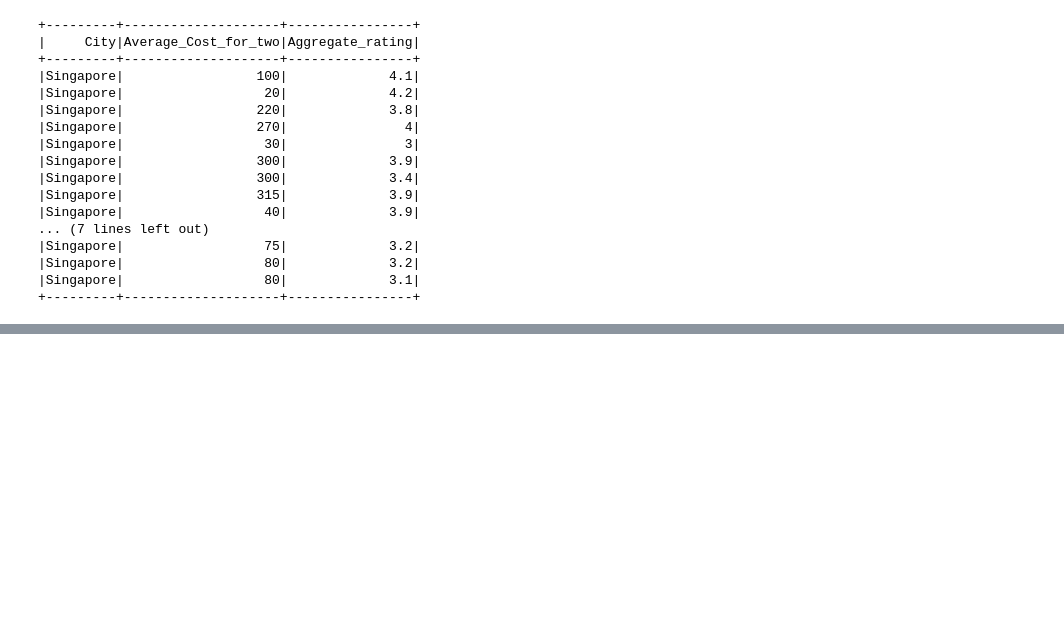
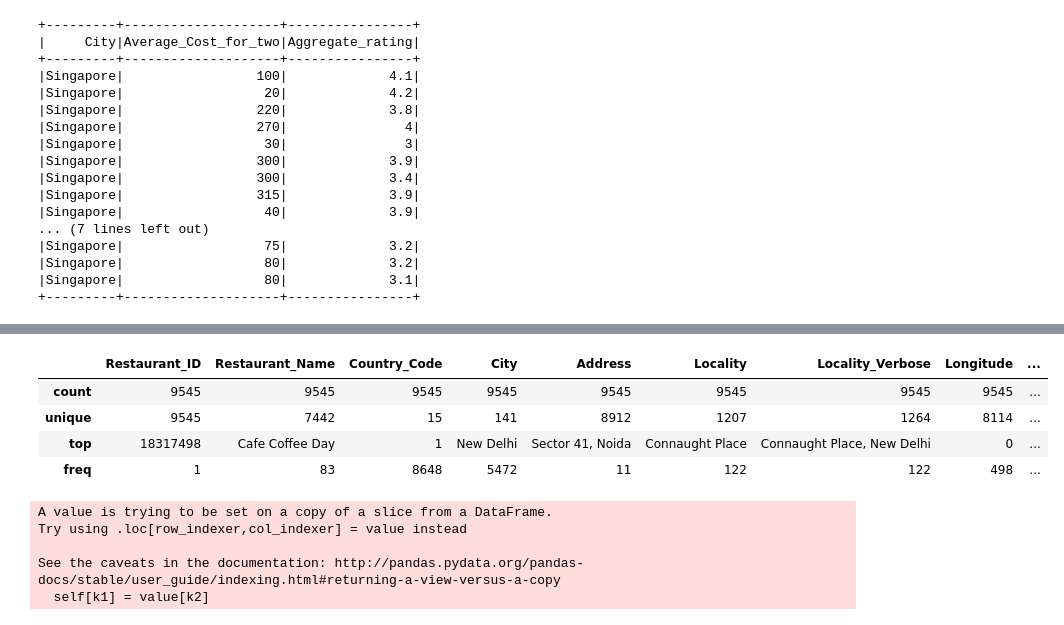
Before and after one commit to bbchen33/Data-Science, a Jupyter notebook: Restaurant_data_PySpark_sql.ipynb, the cells around one changed output, grey strips where cells are left out. Cells and saved outputs as stored; diff of their text form; code cells hidden in the pictures; blank space fills up the shorter version.

```diff
--- a/Restaurant_data_PySpark_sql.ipynb
+++ b/Restaurant_data_PySpark_sql.ipynb
@@ -306,0 +337,19 @@ spark.sql('''
+# %%
+import pandas as pd
+clean_zomato_df_pd = zomato_df_pd.dropna(subset = ['Average_Cost_for_two','Price_range','Aggregate_rating','Votes'])
+# %%
+clean_zomato_df_pd.describe()
+# %% [output]
+|  | Restaurant_ID | Restaurant_Name | Country_Code | City | Address | Locality | Locality_Verbose | Longitude | ... |
+| count | 9545 | 9545 | 9545 | 9545 | 9545 | 9545 | 9545 | 9545 | ... |
+| unique | 9545 | 7442 | 15 | 141 | 8912 | 1207 | 1264 | 8114 | ... |
+| top | 18317498 | Cafe Coffee Day | 1 | New Delhi | Sector 41, Noida | Connaught Place | Connaught Place, New Delhi | 0 | ... |
+| freq | 1 | 83 | 8648 | 5472 | 11 | 122 | 122 | 498 | ... |
+# %%
+clean_zomato_df_pd[['Country_Code','Average_Cost_for_two','Price_range','Aggregate_rating','Votes']] = clean_zomato_df_pd[['Country_Code','Average_Cost_for_two','Price_range','Aggregate_rating','Votes']].apply(pd.to_numeric)
+# %% [output]
+A value is trying to be set on a copy of a slice from a DataFrame.
+Try using .loc[row_indexer,col_indexer] = value instead
+
+See the caveats in the documentation: http://pandas.pydata.org/pandas-docs/stable/user_guide/indexing.html#returning-a-view-versus-a-copy
+  self[k1] = value[k2]
```
Also changed, not shown: parts of 9 cells of this notebook.
